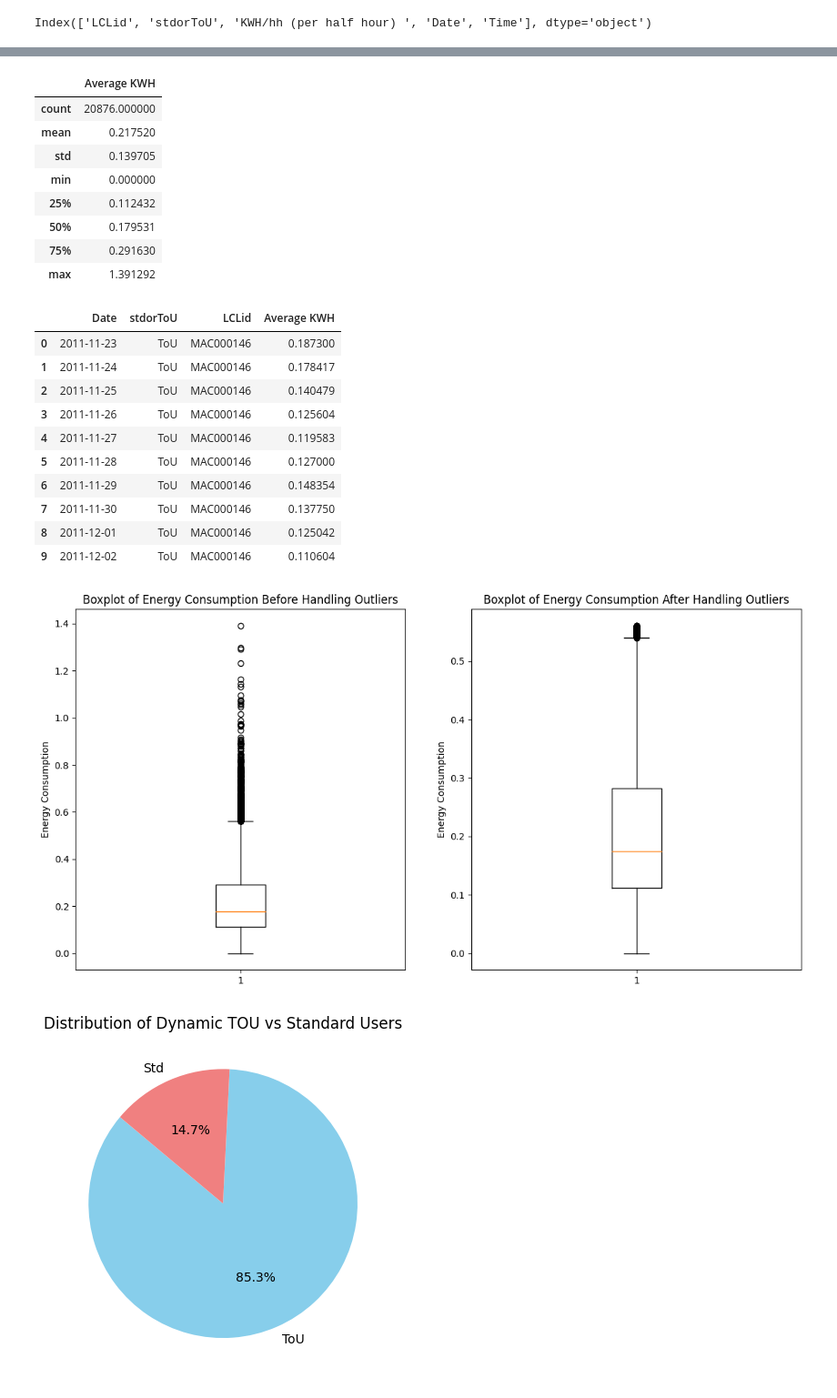
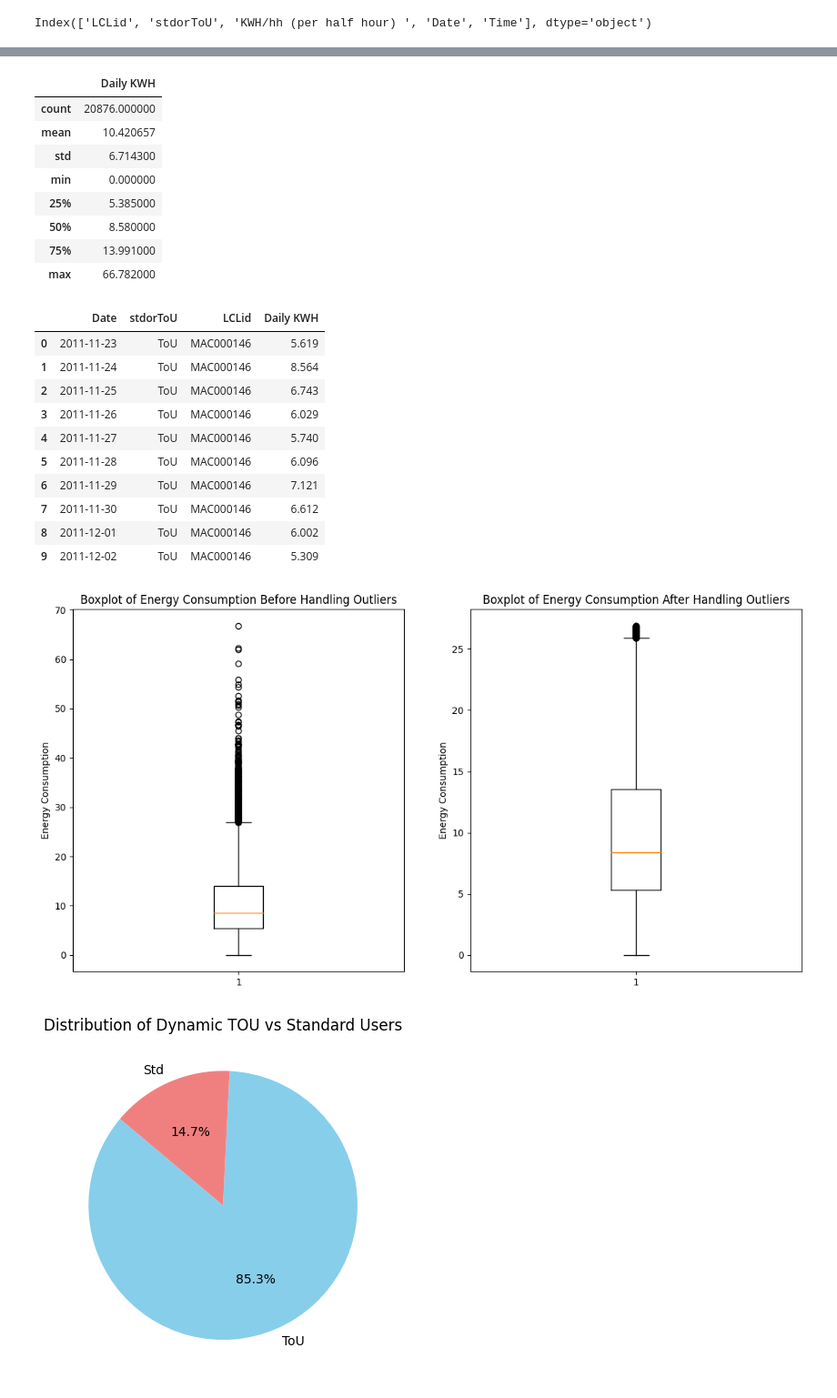
Before and after one commit to asgharlaib/Project_v1, a Jupyter notebook: Project.ipynb, the cells around one changed output, grey strips where cells are left out. Shown at 91% size. Cells and saved outputs as stored; diff of their text form; code cells hidden in the pictures.

```diff
--- a/Project.ipynb
+++ b/Project.ipynb
@@ -150,7 +150,7 @@ full_df.columns
 Index(['LCLid', 'stdorToU', 'KWH/hh (per half hour) ', 'Date', 'Time'], dtype='object')
 # %%
 #Pre-processing for creating daily dataframe
-full_df_daily = full_df.groupby(['Date', 'stdorToU', 'LCLid']).agg({'KWH/hh (per half hour) ': 'mean'}).reset_index()
-full_df_daily.rename(columns={'KWH/hh (per half hour) ': 'Average KWH'}, inplace=True)
+full_df_daily = full_df.groupby(['Date', 'stdorToU', 'LCLid']).agg({'KWH/hh (per half hour) ': 'sum'}).reset_index()
+full_df_daily.rename(columns={'KWH/hh (per half hour) ': 'Daily KWH'}, inplace=True)
 full_df_daily.head(20)
 # %% [output]
@@ -209,5 +209,5 @@ Index([9038, 9039, 9040, 9041, 9044], dtype='int64')
 # %%
 #Dealing with nan values
-full_df_daily['Average KWH'].fillna(full_df_daily['Average KWH'].mean(skipna=True), inplace=True)
+full_df_daily['Daily KWH'].fillna(full_df_daily['Daily KWH'].mean(skipna=True), inplace=True)
 full_df_daily.head(15)
 # %% [output]
@@ -240,54 +240,54 @@ dtype: int64
 ##Descriptive Statistics
 full_df_daily.describe()
 # %% [output]
-|  | Average KWH |
+|  | Daily KWH |
 | count | 20876.000000 |
-| mean | 0.217520 |
-| std | 0.139705 |
+| mean | 10.420657 |
+| std | 6.714300 |
 | min | 0.000000 |
-| 25% | 0.112432 |
-| 50% | 0.179531 |
-| 75% | 0.291630 |
-| max | 1.391292 |
+| 25% | 5.385000 |
+| 50% | 8.580000 |
+| 75% | 13.991000 |
+| max | 66.782000 |
 # %%
-quantile1 = full_df_daily['Average KWH'].quantile(0.25)
-quantile3 = full_df_daily['Average KWH'].quantile(0.75)
+quantile1 = full_df_daily['Daily KWH'].quantile(0.25)
+quantile3 = full_df_daily['Daily KWH'].quantile(0.75)
 Inter_quartile_range = quantile3 - quantile1
 lower_bound = quantile1 - 1.5 * Inter_quartile_range
 upper_bound = quantile3 + 1.5 * Inter_quartile_range
 # %%
-filtered_data = full_df_daily[(full_df_daily['Average KWH'] >= lower_bound) &
-                              (full_df_daily['Average KWH'] <= upper_bound)]
+filtered_data = full_df_daily[(full_df_daily['Daily KWH'] >= lower_bound) &
+                              (full_df_daily['Daily KWH'] <= upper_bound)]
 filtered_data.head(10)
 # %% [output]
-|  | Date | stdorToU | LCLid | Average KWH |
-| 0 | 2011-11-23 | ToU | MAC000146 | 0.187300 |
-| 1 | 2011-11-24 | ToU | MAC000146 | 0.178417 |
-| 2 | 2011-11-25 | ToU | MAC000146 | 0.140479 |
-| 3 | 2011-11-26 | ToU | MAC000146 | 0.125604 |
-| 4 | 2011-11-27 | ToU | MAC000146 | 0.119583 |
-| 5 | 2011-11-28 | ToU | MAC000146 | 0.127000 |
-| 6 | 2011-11-29 | ToU | MAC000146 | 0.148354 |
-| 7 | 2011-11-30 | ToU | MAC000146 | 0.137750 |
-| 8 | 2011-12-01 | ToU | MAC000146 | 0.125042 |
-| 9 | 2011-12-02 | ToU | MAC000146 | 0.110604 |
+|  | Date | stdorToU | LCLid | Daily KWH |
+| 0 | 2011-11-23 | ToU | MAC000146 | 5.619 |
+| 1 | 2011-11-24 | ToU | MAC000146 | 8.564 |
+| 2 | 2011-11-25 | ToU | MAC000146 | 6.743 |
+| 3 | 2011-11-26 | ToU | MAC000146 | 6.029 |
+| 4 | 2011-11-27 | ToU | MAC000146 | 5.740 |
+| 5 | 2011-11-28 | ToU | MAC000146 | 6.096 |
+| 6 | 2011-11-29 | ToU | MAC000146 | 7.121 |
+| 7 | 2011-11-30 | ToU | MAC000146 | 6.612 |
+| 8 | 2011-12-01 | ToU | MAC000146 | 6.002 |
+| 9 | 2011-12-02 | ToU | MAC000146 | 5.309 |
 # %%
 plt.figure(figsize=(14, 7))
 
 plt.subplot(1,2,1)
-plt.boxplot(full_df_daily['Average KWH'])
+plt.boxplot(full_df_daily['Daily KWH'])
 plt.title('Boxplot of Energy Consumption Before Handling Outliers')
 plt.ylabel('Energy Consumption')
 plt.savefig('Outliers_Boxplot before.png')
 
 plt.subplot(1,2,2)
-plt.boxplot(filtered_data['Average KWH'])
+plt.boxplot(filtered_data['Daily KWH'])
 plt.title('Boxplot of Energy Consumption After Handling Outliers')
 plt.ylabel('Energy Consumption')
 plt.savefig('Outliers_Subplot after.png')
 plt.show()
 # %% [output]
-[figure, old version]
+[figure, new version]
 # %%
 # Count the occurrences of each category
 counts = filtered_data['stdorToU'].value_counts()
```
Also changed, not shown: parts of 44 cells of this notebook.
